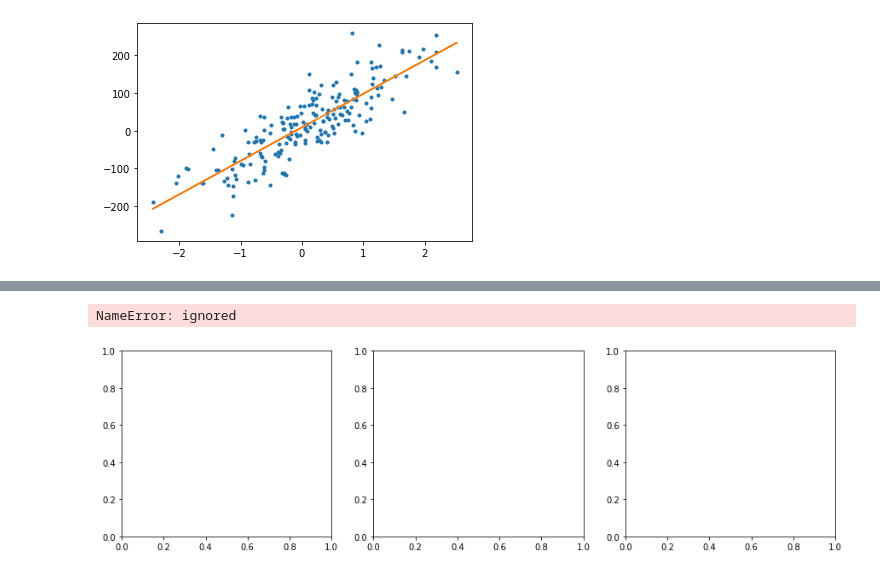
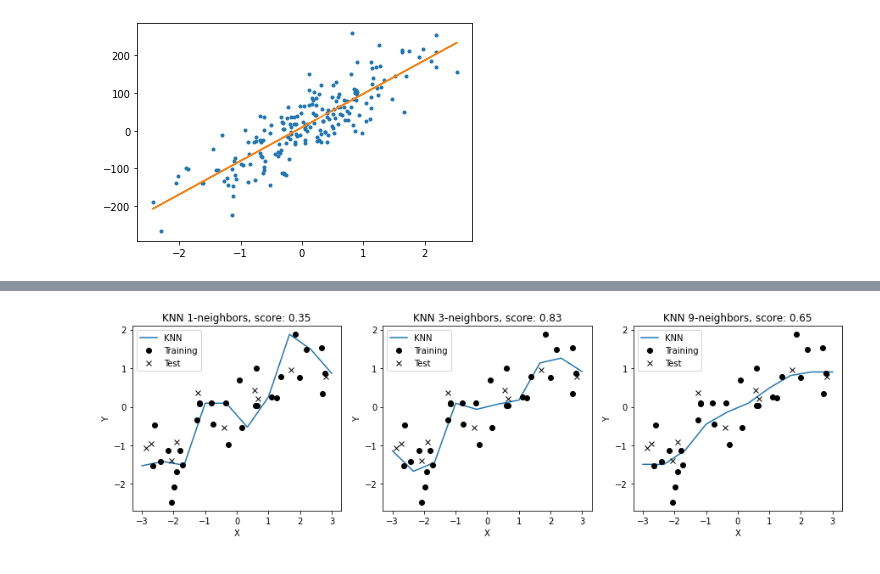
Before and after one commit to gkgustn/1901286-, a Jupyter notebook: 하현수7강8강.ipynb, the cells around one changed output, grey strips where cells are left out. Cells and saved outputs as stored; diff of their text form; code cells hidden in the pictures.

```diff
--- a/하현수7강8강.ipynb
+++ b/하현수7강8강.ipynb
@@ -223,7 +224,8 @@ fig, axes = plt.subplots(1,3,figsize=(10,3))
 for n_neighbors, ax in zip([1,3,9], axes):
   clf = KNeighborsClassifier(n_neighbors=n_neighbors).fit(X,y)
   mglearn.plots.plot_2d_separator(clf, X, fill=True, eps=0.5, ax=ax, alpha=0.5)
-  ax.set_title('{} neighbors', format(n_neighbors))
+  mglearn.discrete_scatter(X[:,0], X[:,1], y, ax=ax)
+  ax.set_title('{} neighbors'.format(n_neighbors))
   ax.set_xlabel('First feature')
   ax.set_ylabel('Second feature')
 # %% [output]
@@ -232,3 +235,5 @@ NameError: ignored
+# %%
+cancer = load_breast_cancer()
 # %%
 cancer.feature_names
 # %% [output]
@@ -240,2 +254,2 @@ NameError: ignored
 # %%
-X_train, X_test, y_train, y_test = train_test_split(cancer.data, cancer.target, stratify=cancer.targer, random_state=66)
+X_train, X_test, y_train, y_test = train_test_split(cancer.data, cancer.target, stratify=cancer.target, random_state=66)
@@ -320,16 +328,15 @@ NameError: ignored
 # %%
 fig, axes = plt.subplots(1,3, figsize=(15,4))
 line = np.linspace(-3,3,10).reshape(-1,1)
 for n_neighbors, ax in zip([1,3,9], axes):
   reg = KNeighborsRegressor(n_neighbors=n_neighbors)
   reg.fit(X_train,y_train)
   ax.plot(line, reg.predict(line), label='KNN')
   ax.plot(X_train, y_train, 'ko',label='Training')
-  ax.plot(X_test, y_test, 'kx', label= 'Test')
-  ax.set_title('KNN {}-neighbors, scpre: {:.2f}'. format(n_neighbors, reg.score(X_test,y_test)))
+  ax.plot(X_test, y_test, 'kx', label='Test')
+  ax.set_title('KNN {}-neighbors, score: {:.2f}'.format(n_neighbors, reg.score(X_test,y_test)))
   ax.set_xlabel("X")
   ax.set_ylabel("Y")
-  ax.legend
+  ax.legend()
 # %% [output]
-NameError: ignored
-[figure, old version]
+[figure, new version]
```
Also changed, not shown: parts of 44 cells of this notebook.
